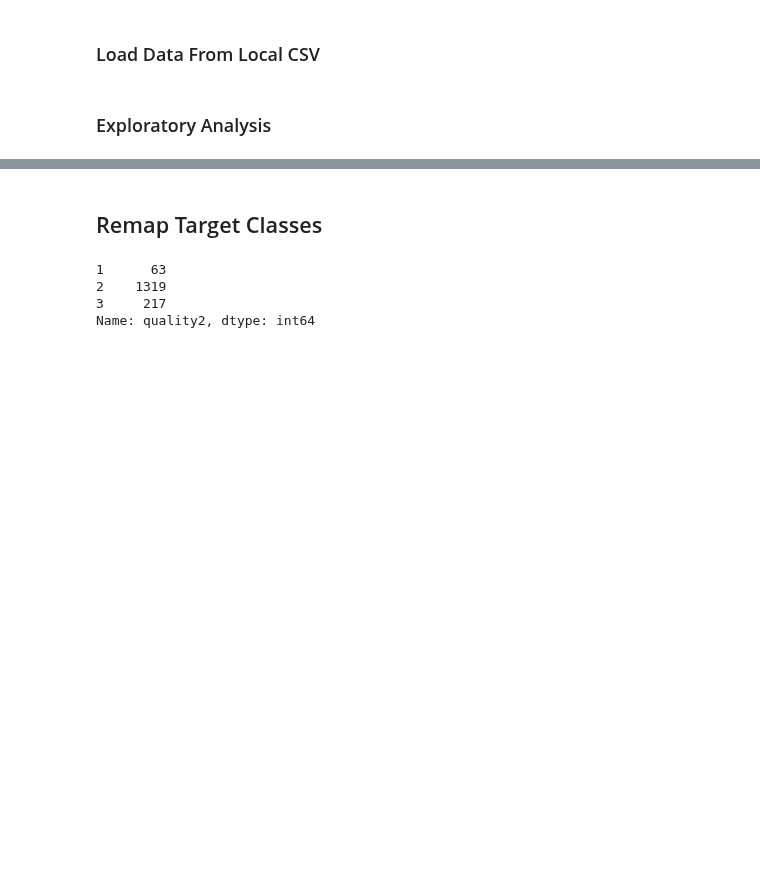
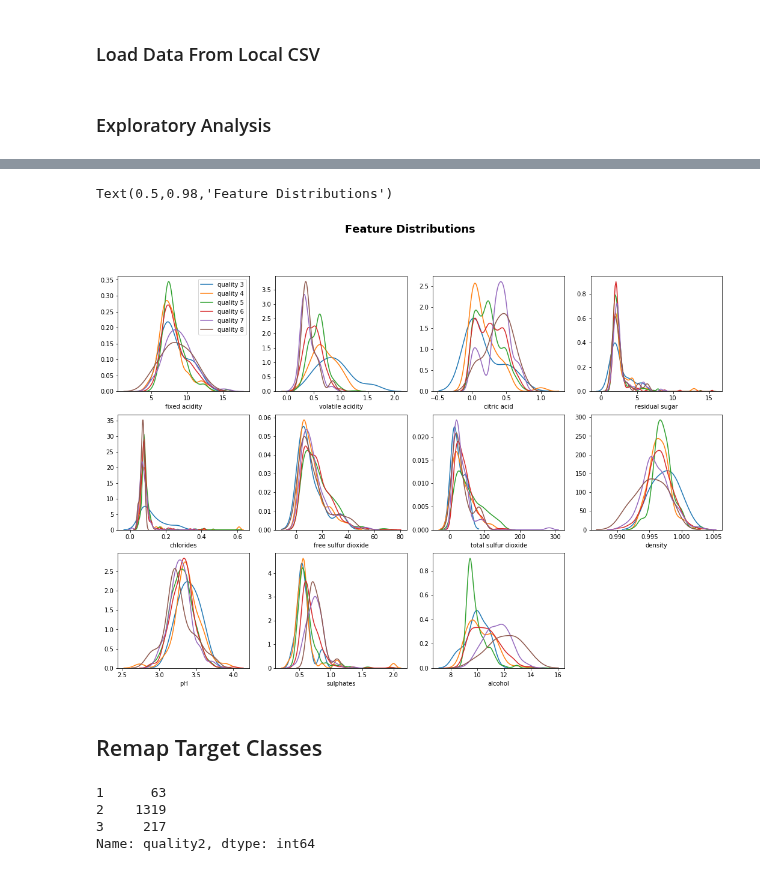
Before and after one commit to cneiderer/Class_Projects, a Jupyter notebook: Project3/Project3_Analysis.ipynb, the cells around one changed output, grey strips where cells are left out. Saved outputs shown, nothing was run; the diff lists cells and outputs as text; code cells hidden in the pictures; blank space fills up the shorter version.

```diff
--- a/Project3/Project3_Analysis.ipynb
+++ b/Project3/Project3_Analysis.ipynb
@@ -95,0 +145,19 @@ df.head()
+# %%
+kde_fig, axes = plt.subplots(3, 4, figsize=(18, 12))
+axes = axes.flatten()
+
+axes[-1].remove()
+cnt = 0
+for ax, col in zip(axes[:-1], df.columns[:-1]):
+    cnt += 1
+    for q in sorted(df.quality.unique()):
+        label = ('quality %d' % q)
+
+        ax = sns.distplot(df[col][df.quality == q], hist=False, label=label, ax=ax)
+        if cnt != 1:
+            ax.legend_.remove()
+
+plt.suptitle('Feature Distributions', fontsize=18, fontweight='bold')
+# %% [output]
+Text(0.5,0.98,'Feature Distributions')
+[figure, added]
```
Also changed, not shown: parts of 23 cells of this notebook, 13 other files.
